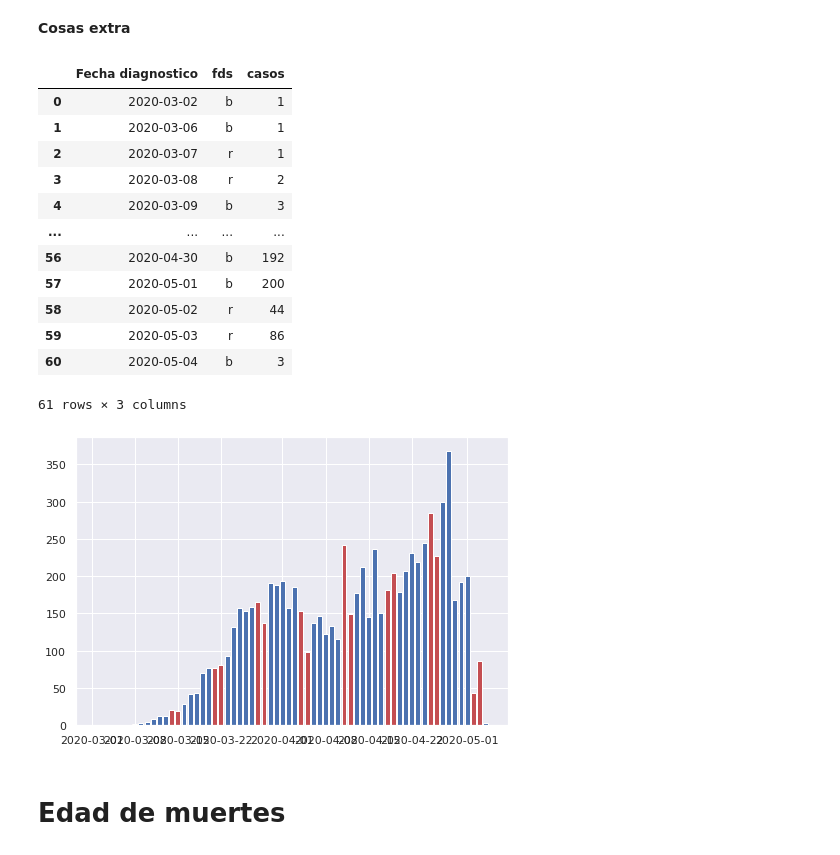
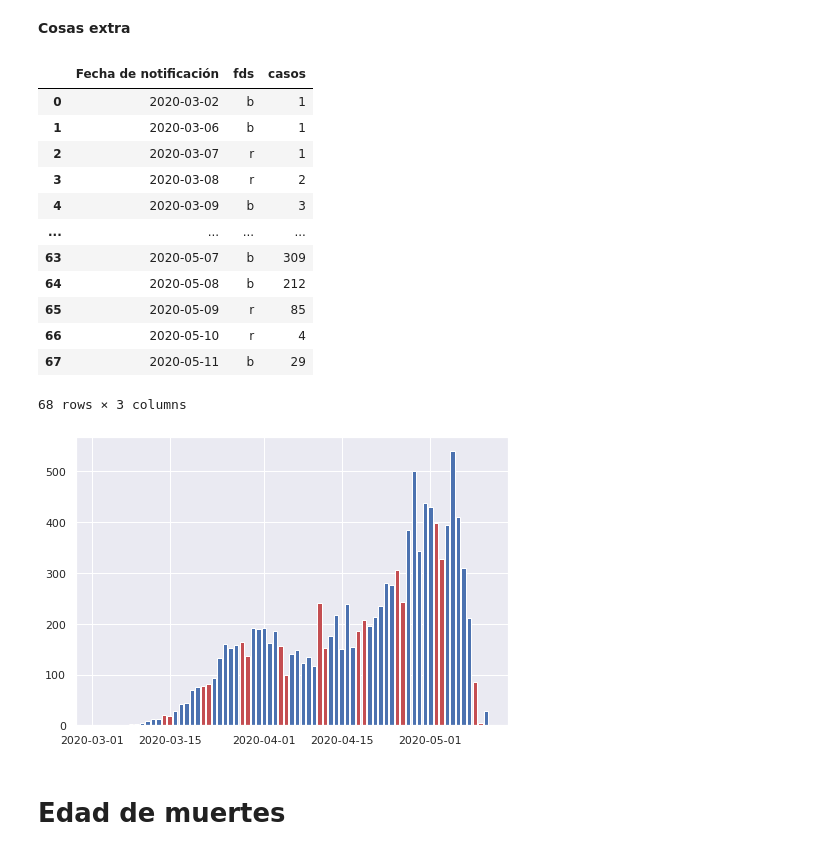
Before and after one commit to nelsoncardenas/Colombia-COVID-19-Basic-Analysis, a Jupyter notebook: COVID_Colombia.ipynb, the cells around one changed output. Cells and saved outputs as stored; diff of their text form; code cells hidden in the pictures.

```diff
--- a/COVID_Colombia.ipynb
+++ b/COVID_Colombia.ipynb
@@ -131,7 +131,7 @@ dias_recuperacion.dt.days.hist()
 # %% [markdown]
 **Cosas extra**
 # %%
-dates = df['Fecha diagnostico']
+dates = df['Fecha de notificación']
 fds = [];
 for i in dates:
   if i.weekday() > 4:
@@ -140,30 +140,30 @@ for i in dates:
     fds.append('b')
 df['fds'] = fds
 # %%
-df2 = df[['Fecha diagnostico', 'fds']]
-df_final = df2.groupby(['Fecha diagnostico', 'fds']).size().reset_index(name='casos')
+df2 = df[['Fecha de notificación', 'fds']]
+df_final = df2.groupby(['Fecha de notificación', 'fds']).size().reset_index(name='casos')
 df_final
 # %% [output]
-|  | Fecha diagnostico | fds | casos |
+|  | Fecha de notificación | fds | casos |
 | 0 | 2020-03-02 | b | 1 |
 | 1 | 2020-03-06 | b | 1 |
 | 2 | 2020-03-07 | r | 1 |
 | 3 | 2020-03-08 | r | 2 |
 | 4 | 2020-03-09 | b | 3 |
 | ... | ... | ... | ... |
-| 56 | 2020-04-30 | b | 192 |
-| 57 | 2020-05-01 | b | 200 |
-| 58 | 2020-05-02 | r | 44 |
-| 59 | 2020-05-03 | r | 86 |
-| 60 | 2020-05-04 | b | 3 |
+| 63 | 2020-05-07 | b | 309 |
+| 64 | 2020-05-08 | b | 212 |
+| 65 | 2020-05-09 | r | 85 |
+| 66 | 2020-05-10 | r | 4 |
+| 67 | 2020-05-11 | b | 29 |
-61 rows × 3 columns
+68 rows × 3 columns
 # %%
 fig = plt.figure()
 ax = fig.add_axes([0,0,1,1])
-ax.bar(df_final['Fecha diagnostico'], df_final['casos'], color=df_final['fds'])
+ax.bar(df_final['Fecha de notificación'], df_final['casos'], color=df_final['fds'])
 plt.show()
 # %% [output]
-[figure, old version]
+[figure, new version]
 # %% [markdown]
 # **Edad de muertes**
 # %%
```
Also changed, not shown: parts of 6 cells of this notebook.
